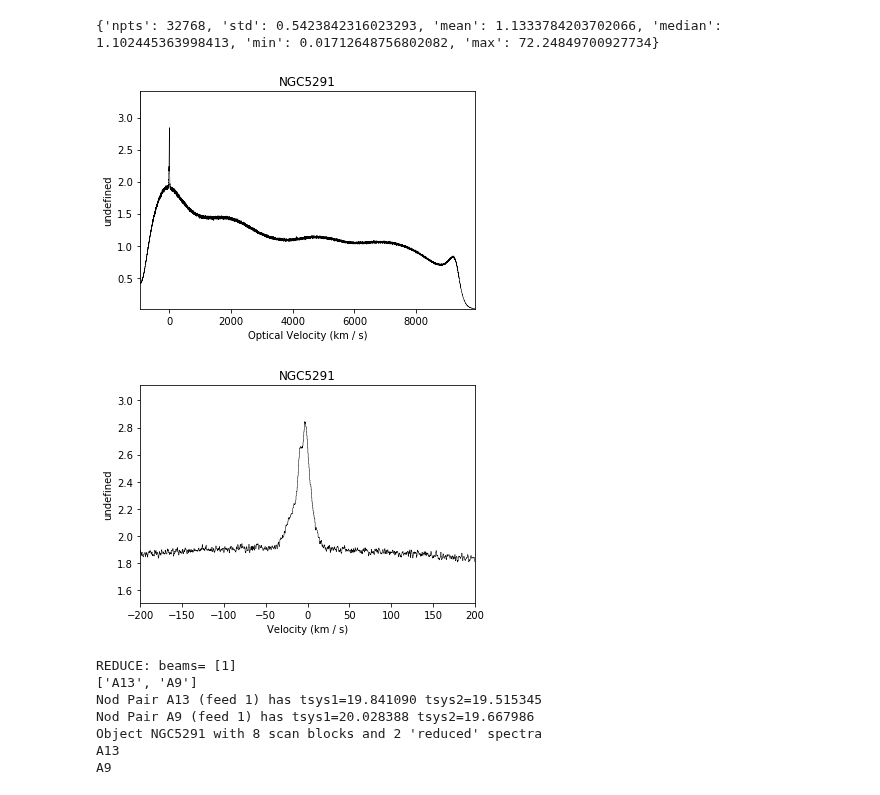
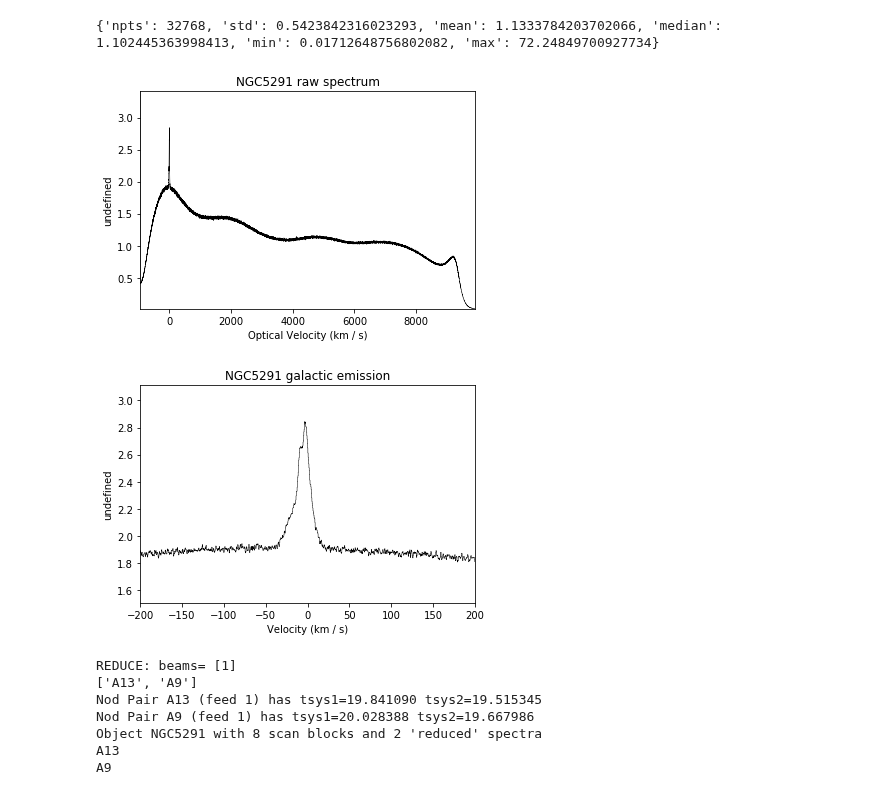
Before and after one commit to teuben/gbtoy, a Jupyter notebook: nb/ngc5291-demo1.ipynb, the cells around one changed output. Cells and saved outputs as stored; diff of their text form; code cells hidden in the pictures.

```diff
--- a/nb/ngc5291-demo1.ipynb
+++ b/nb/ngc5291-demo1.ipynb
@@ -134,13 +122,13 @@ print(stats)
 # %%
 sp.xarr.convert_to_unit('km/s')
 sp.plotter()
-sp.plotter.label(verbose_label=True)
+sp.plotter.label(verbose_label=True, title='NGC5291 raw spectrum')
 # %% [output]
-[figure, old version]
+[figure, new version]
 # %%
-sp.plotter(xmin=-200, xmax=200)
+sp.plotter(xmin=-200, xmax=200, title='NGC5291 galactic emission')
 # %% [output]
-[figure, old version]
+[figure, new version]
 # %%
 target.reduce("ps",verbose=True)
 print(target)
```
Also changed, not shown: parts of 9 cells of this notebook.
